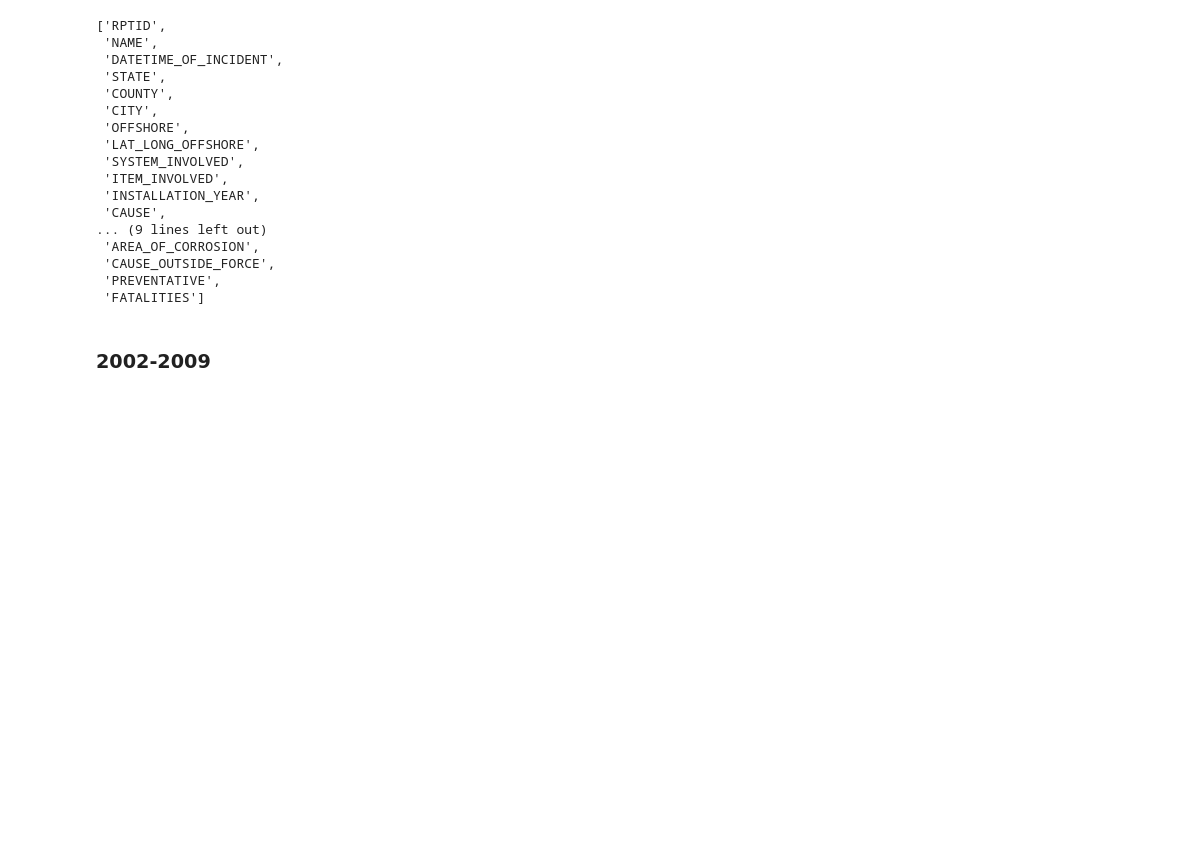
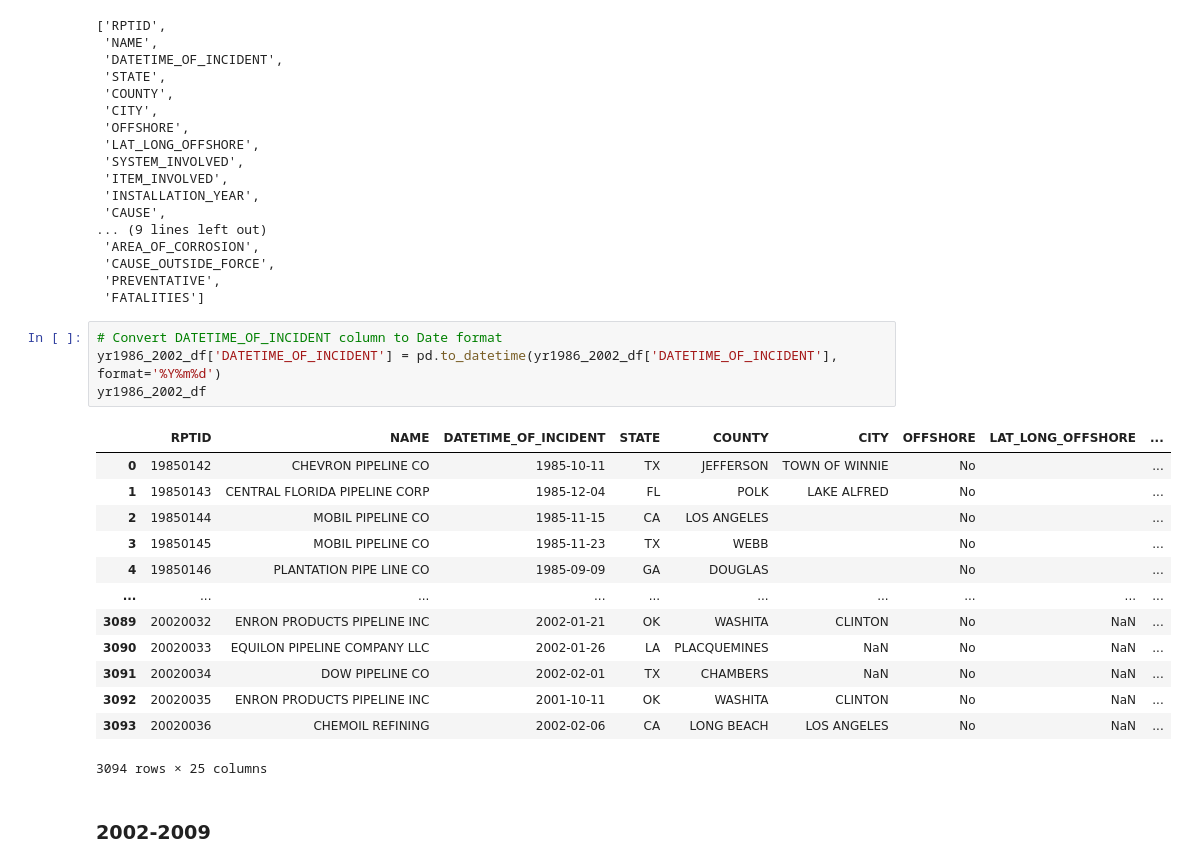
Before and after one commit to JeffreyS-0/Oil_Spills_Overtime_Analysis, a Jupyter notebook: oilspill_dataframes.ipynb, the cells around one changed output. Drawn from its saved outputs; the diff is of its cells as text; blank space fills up the shorter version.

```diff
--- a/oilspill_dataframes.ipynb
+++ b/oilspill_dataframes.ipynb
@@ -133,6 +164,24 @@ yr1986_2002_df.columns.tolist()
  'CAUSE_OUTSIDE_FORCE',
  'PREVENTATIVE',
  'FATALITIES']
+# %%
+# Convert DATETIME_OF_INCIDENT column to Date format
+yr1986_2002_df['DATETIME_OF_INCIDENT'] = pd.to_datetime(yr1986_2002_df['DATETIME_OF_INCIDENT'], format='%Y%m%d')
+yr1986_2002_df
+# %% [output]
+|  | RPTID | NAME | DATETIME_OF_INCIDENT | STATE | COUNTY | CITY | OFFSHORE | LAT_LONG_OFFSHORE | ... |
+| 0 | 19850142 | CHEVRON PIPELINE CO | 1985-10-11 | TX | JEFFERSON | TOWN OF WINNIE | No |  | ... |
+| 1 | 19850143 | CENTRAL FLORIDA PIPELINE CORP | 1985-12-04 | FL | POLK | LAKE ALFRED | No |  | ... |
+| 2 | 19850144 | MOBIL PIPELINE CO | 1985-11-15 | CA | LOS ANGELES |  | No |  | ... |
+| 3 | 19850145 | MOBIL PIPELINE CO | 1985-11-23 | TX | WEBB |  | No |  | ... |
+| 4 | 19850146 | PLANTATION PIPE LINE CO | 1985-09-09 | GA | DOUGLAS |  | No |  | ... |
+| ... | ... | ... | ... | ... | ... | ... | ... | ... | ... |
+| 3089 | 20020032 | ENRON PRODUCTS PIPELINE INC | 2002-01-21 | OK | WASHITA | CLINTON | No | NaN | ... |
+| 3090 | 20020033 | EQUILON PIPELINE COMPANY LLC | 2002-01-26 | LA | PLACQUEMINES | NaN | No | NaN | ... |
+| 3091 | 20020034 | DOW PIPELINE CO | 2002-02-01 | TX | CHAMBERS | NaN | No | NaN | ... |
+| 3092 | 20020035 | ENRON PRODUCTS PIPELINE INC | 2001-10-11 | OK | WASHITA | CLINTON | No | NaN | ... |
+| 3093 | 20020036 | CHEMOIL REFINING | 2002-02-06 | CA | LONG BEACH | LOS ANGELES | No | NaN | ... |
+3094 rows × 25 columns
 # %% [markdown]
 ### 2002-2009
 # %%
```
Also changed, not shown: parts of 15 cells of this notebook.
